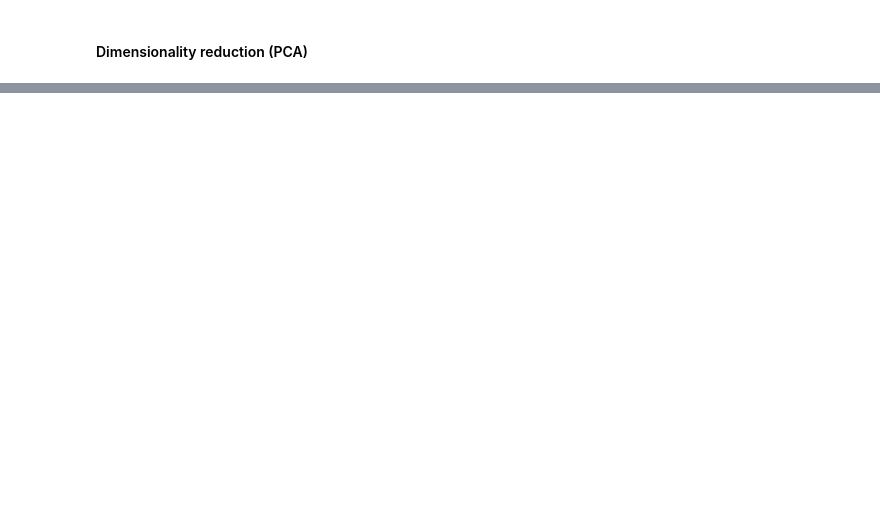
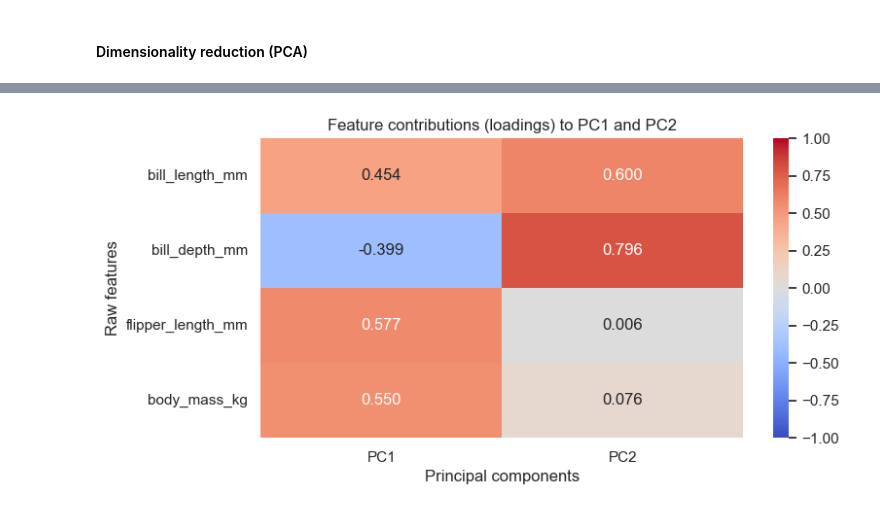
Before and after one commit to NunonuN/ml4research, a Jupyter notebook: notebooks/2+data-wrangling.ipynb, the cells around one changed output, grey strips where cells are left out. Saved outputs shown, nothing was run; the diff lists cells and outputs as text; code cells hidden in the pictures; blank space fills up the shorter version.

```diff
--- a/notebooks/2+data-wrangling.ipynb
+++ b/notebooks/2+data-wrangling.ipynb
@@ -479,0 +609,11 @@ Can you find which of the raw features make up, for instance, PC1?
+# %%
+plt.figure(figsize=(8, 4))
+# plot transposed loadings matrix
+sns.heatmap(
+  df_loadings.T, annot=True, cmap='coolwarm', vmin=-1, vmax=1, fmt=".3f"
+)
+plt.title("Feature contributions (loadings) to PC1 and PC2")
+plt.ylabel("Raw features")
+plt.xlabel("Principal components");
+# %% [output]
+[figure, added]
```
Also changed, not shown: parts of 22 cells of this notebook, 1 other file.
